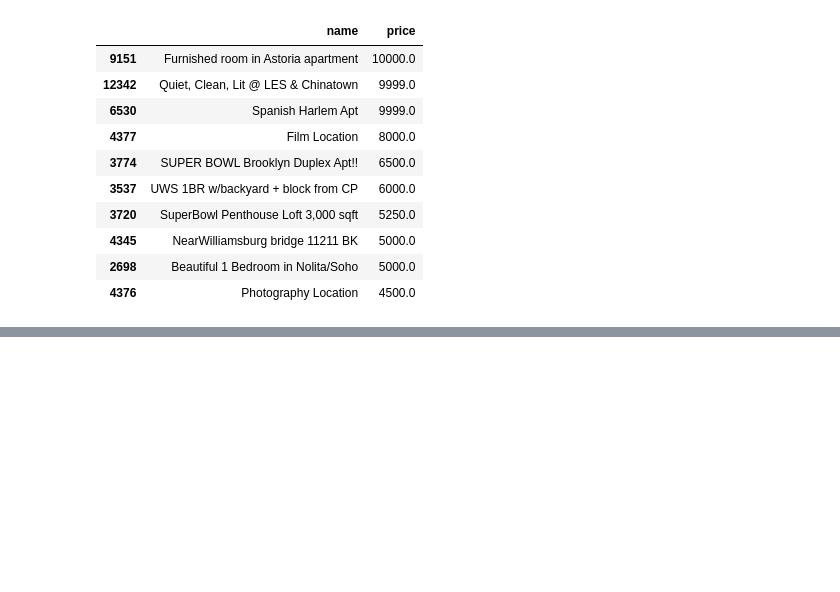
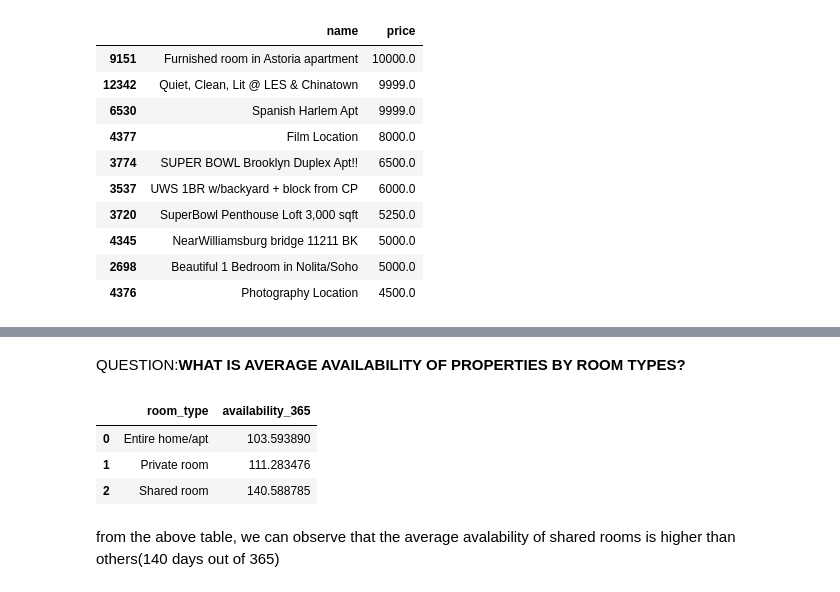
Before and after one commit to som-himte/Capstone-Project-Airbnb-Data-Analysis, a Jupyter notebook: Airbnb_Bookings_Analysis(Som_Himte)_Capstone_Project.ipynb, the cells around one changed output, grey strips where cells are left out. Drawn from its saved outputs; the diff is of its cells as text; code cells hidden in the pictures; blank space fills up the shorter version.

```diff
--- a/Airbnb_Bookings_Analysis(Som_Himte)_Capstone_Project.ipynb
+++ b/Airbnb_Bookings_Analysis(Som_Himte)_Capstone_Project.ipynb
@@ -226,0 +227,13 @@ plt.xticks(rotation=90)
+# %% [markdown]
+QUESTION:**WHAT IS AVERAGE AVAILABILITY OF PROPERTIES BY ROOM TYPES?**
+# %%
+# checking the availability of properties
+avg_availability_of_property = airbnb_data.groupby(['room_type'])['availability_365'].mean().reset_index()
+avg_availability_of_property
+# %% [output]
+|  | room_type | availability_365 |
+| 0 | Entire home/apt | 103.593890 |
+| 1 | Private room | 111.283476 |
+| 2 | Shared room | 140.588785 |
+# %% [markdown]
+from the above table, we can observe that the average avalability of shared rooms is higher than others(140 days out of 365)
```
Also changed, not shown: parts of 2 cells of this notebook.
